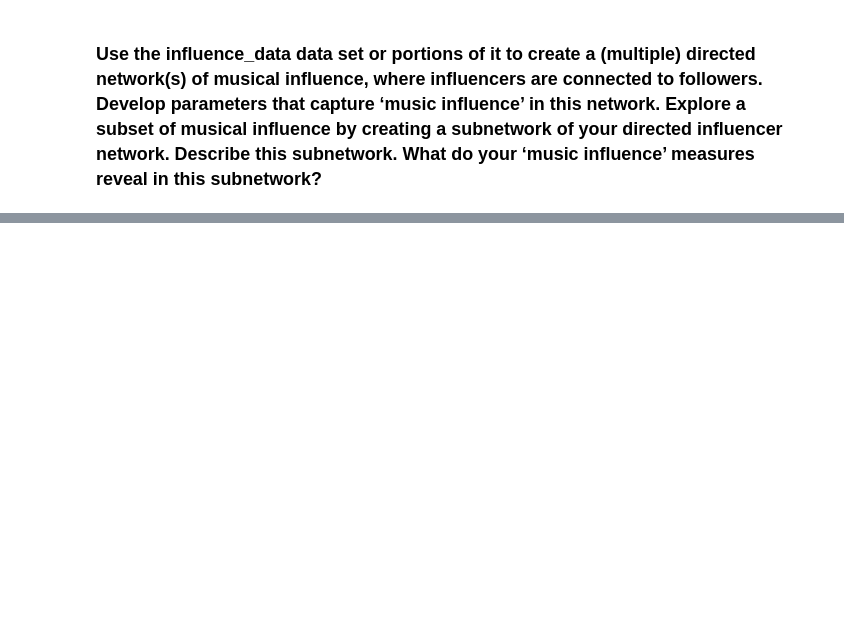
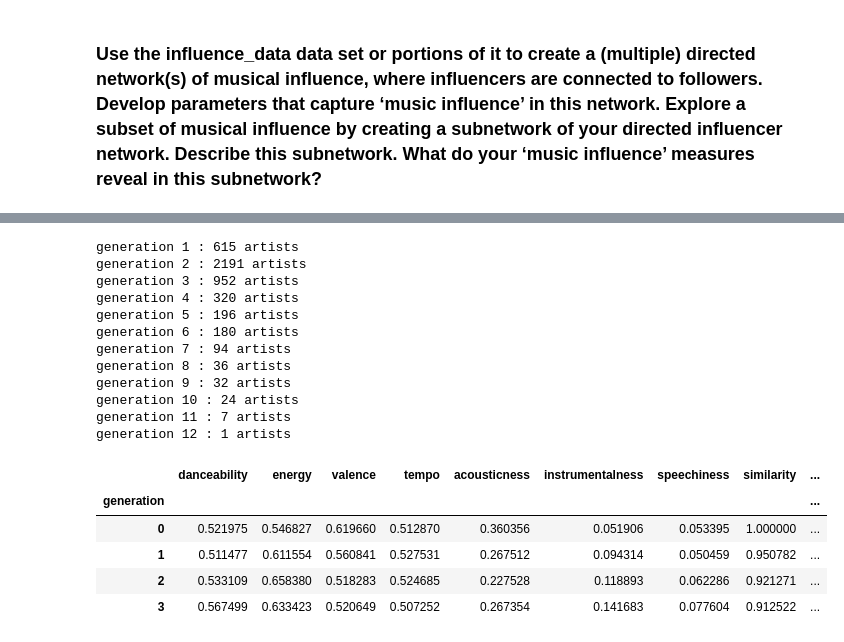
Before and after one commit to Wichaelian/ICM-2021, a Jupyter notebook: 2021_ICM_Problem_D_Data/Bullet 1.ipynb, the cells around one changed output, grey strips where cells are left out. Saved outputs shown, nothing was run; the diff lists cells and outputs as text; code cells hidden in the pictures; blank space fills up the shorter version.

```diff
--- a/2021_ICM_Problem_D_Data/Bullet 1.ipynb
+++ b/2021_ICM_Problem_D_Data/Bullet 1.ipynb
@@ -221,0 +234,17 @@ totalInfluence[:10]
+# %%
+def getGeneration(row, genDict):
+    artist = row['artist_id']
+    generation = genDict[artist][0]
+    return generation
+
+def rootSimilarity(row, root):
+    artist = row['artist_id']
+    return artistSimilarity(artist, root)
+
+def getYear(row, full):
+    artist = row['artist_id']
+    try:
+        year = full.loc[artist]['year']
+    except KeyError:
+        year = 2000
+    return year
@@ -221,0 +300,22 @@ totalInfluence[:10]
+# %%
+for genSum, fullList = subNetwork(754032)#Beatles subnetwork
+genSum
+# %% [output]
+generation 1 : 615 artists
+generation 2 : 2191 artists
+generation 3 : 952 artists
+generation 4 : 320 artists
+generation 5 : 196 artists
+generation 6 : 180 artists
+generation 7 : 94 artists
+generation 8 : 36 artists
+generation 9 : 32 artists
+generation 10 : 24 artists
+generation 11 : 7 artists
+generation 12 : 1 artists
+|  | danceability | energy | valence | tempo | acousticness | instrumentalness | speechiness | similarity | ... |
+| generation |  |  |  |  |  |  |  |  | ... |
+| 0 | 0.521975 | 0.546827 | 0.619660 | 0.512870 | 0.360356 | 0.051906 | 0.053395 | 1.000000 | ... |
+| 1 | 0.511477 | 0.611554 | 0.560841 | 0.527531 | 0.267512 | 0.094314 | 0.050459 | 0.950782 | ... |
+| 2 | 0.533109 | 0.658380 | 0.518283 | 0.524685 | 0.227528 | 0.118893 | 0.062286 | 0.921271 | ... |
+| 3 | 0.567499 | 0.633423 | 0.520649 | 0.507252 | 0.267354 | 0.141683 | 0.077604 | 0.912522 | ... |
```
Also changed, not shown: parts of 13 cells of this notebook.
